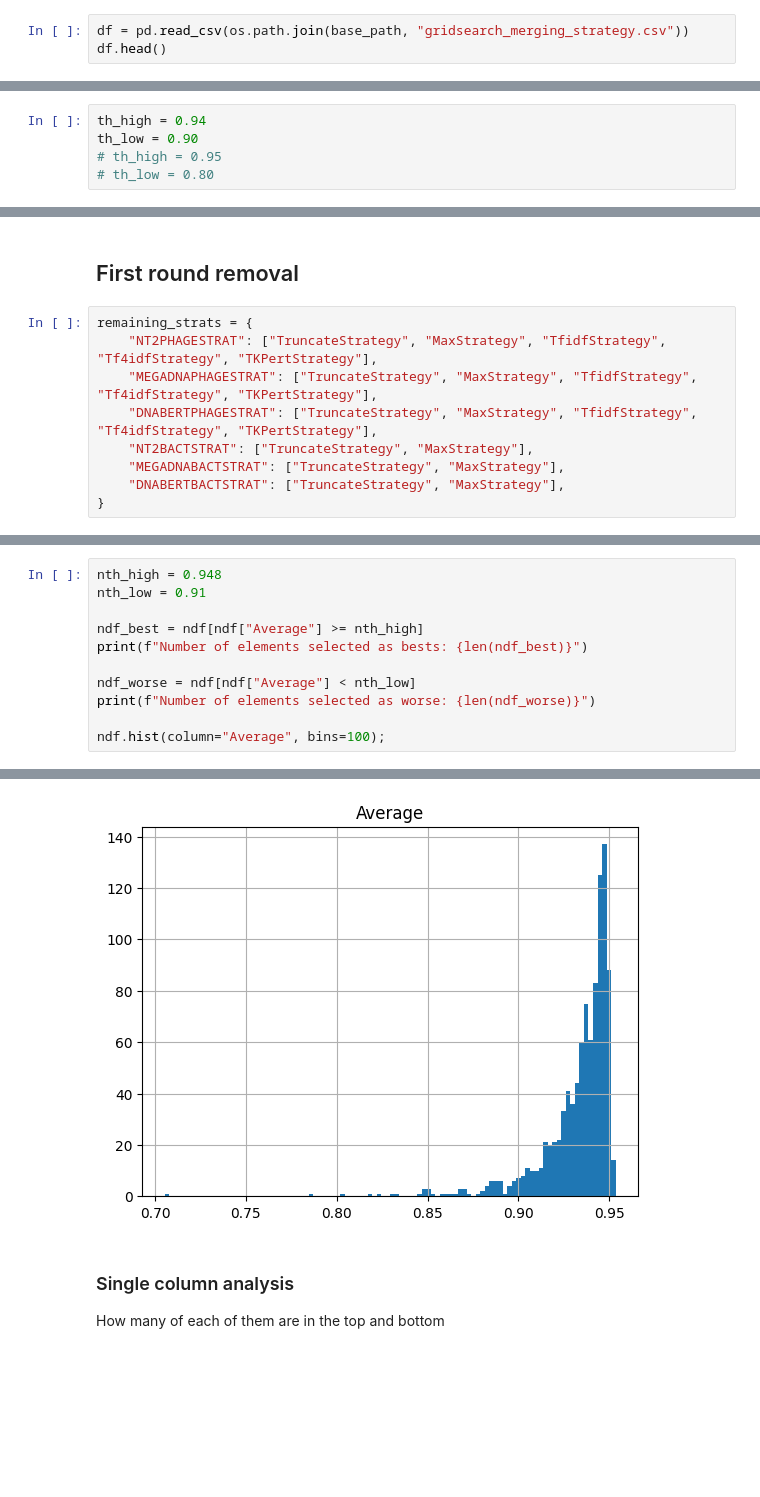
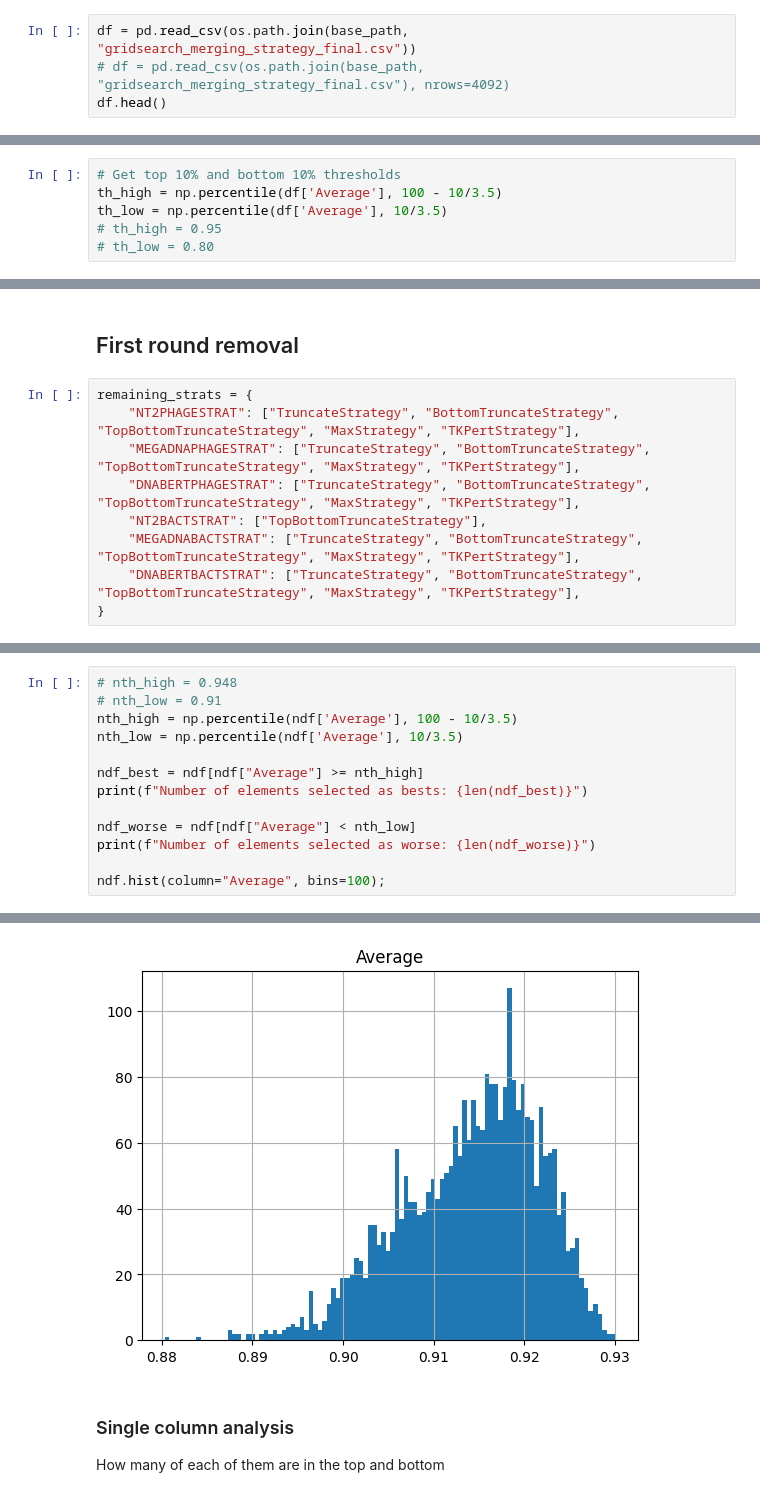
Before and after one commit to nathan-heig/FoundedPBI-code, a Jupyter notebook: analysis/embeddings_merging_strategies_analysis.ipynb, the cells around one changed output, grey strips where cells are left out. Saved outputs shown, nothing was run; the diff lists cells and outputs as text; blank space fills up the shorter version.

Commit message:
Redo merging strategies gridsearch

```diff
--- a/analysis/embeddings_merging_strategies_analysis.ipynb
+++ b/analysis/embeddings_merging_strategies_analysis.ipynb
@@ -10,7 +10,8 @@ base_path = "../"
 # %% [markdown]
 #### Load data
 # %%
-df = pd.read_csv(os.path.join(base_path, "gridsearch_merging_strategy.csv"))
+df = pd.read_csv(os.path.join(base_path, "gridsearch_merging_strategy_final.csv"))
+# df = pd.read_csv(os.path.join(base_path, "gridsearch_merging_strategy_final.csv"), nrows=4092)
 df.head()
 # %% [output]
 |  | DNABERTBACTSTRAT | NT2PHAGESTRAT | NT2BACTSTRAT | MEGADNAPHAGESTRAT | DNABERTPHAGESTRAT | MEGADNABACTSTRAT | ... |
@@ -22,8 +23,9 @@ df.head()
 # %% [markdown]
 ## Analysis
 # %%
-th_high = 0.94
-th_low = 0.90
+# Get top 10% and bottom 10% thresholds
+th_high = np.percentile(df['Average'], 100 - 10/3.5)
+th_low = np.percentile(df['Average'], 10/3.5)
 # th_high = 0.95
 # th_low = 0.80
 # %%
@@ -169,12 +171,12 @@ Average score (only top + bottom)
 ## First round removal
 # %%
 remaining_strats = {
-    "NT2PHAGESTRAT": ["TruncateStrategy", "MaxStrategy", "TfidfStrategy", "Tf4idfStrategy", "TKPertStrategy"],
-    "MEGADNAPHAGESTRAT": ["TruncateStrategy", "MaxStrategy", "TfidfStrategy", "Tf4idfStrategy", "TKPertStrategy"],
-    "DNABERTPHAGESTRAT": ["TruncateStrategy", "MaxStrategy", "TfidfStrategy", "Tf4idfStrategy", "TKPertStrategy"],
-    "NT2BACTSTRAT": ["TruncateStrategy", "MaxStrategy"],
-    "MEGADNABACTSTRAT": ["TruncateStrategy", "MaxStrategy"],
-    "DNABERTBACTSTRAT": ["TruncateStrategy", "MaxStrategy"],
+    "NT2PHAGESTRAT": ["TruncateStrategy", "BottomTruncateStrategy", "TopBottomTruncateStrategy", "MaxStrategy", "TKPertStrategy"],
+    "MEGADNAPHAGESTRAT": ["TruncateStrategy", "BottomTruncateStrategy", "TopBottomTruncateStrategy", "MaxStrategy", "TKPertStrategy"],
+    "DNABERTPHAGESTRAT": ["TruncateStrategy", "BottomTruncateStrategy", "TopBottomTruncateStrategy", "MaxStrategy", "TKPertStrategy"],
+    "NT2BACTSTRAT": ["TopBottomTruncateStrategy"],
+    "MEGADNABACTSTRAT": ["TruncateStrategy", "BottomTruncateStrategy", "TopBottomTruncateStrategy", "MaxStrategy", "TKPertStrategy"],
+    "DNABERTBACTSTRAT": ["TruncateStrategy", "BottomTruncateStrategy", "TopBottomTruncateStrategy", "MaxStrategy", "TKPertStrategy"],
 }
 # %%
 ndf = df.copy()
@@ -195,6 +197,8 @@ Total elements: 640
 # %%
-nth_high = 0.948
-nth_low = 0.91
+# nth_high = 0.948
+# nth_low = 0.91
+nth_high = np.percentile(ndf['Average'], 100 - 10/3.5)
+nth_low = np.percentile(ndf['Average'], 10/3.5)
 
 ndf_best = ndf[ndf["Average"] >= nth_high]
 print(f"Number of elements selected as bests: {len(ndf_best)}")
@@ -209,4 +213,4 @@ Number of elements selected as worse: 104
-[figure, old version]
+[figure, new version]
 # %% [markdown]
 ### Single column analysis
 
```
Also changed, not shown: parts of 14 cells of this notebook, 8 other files.
